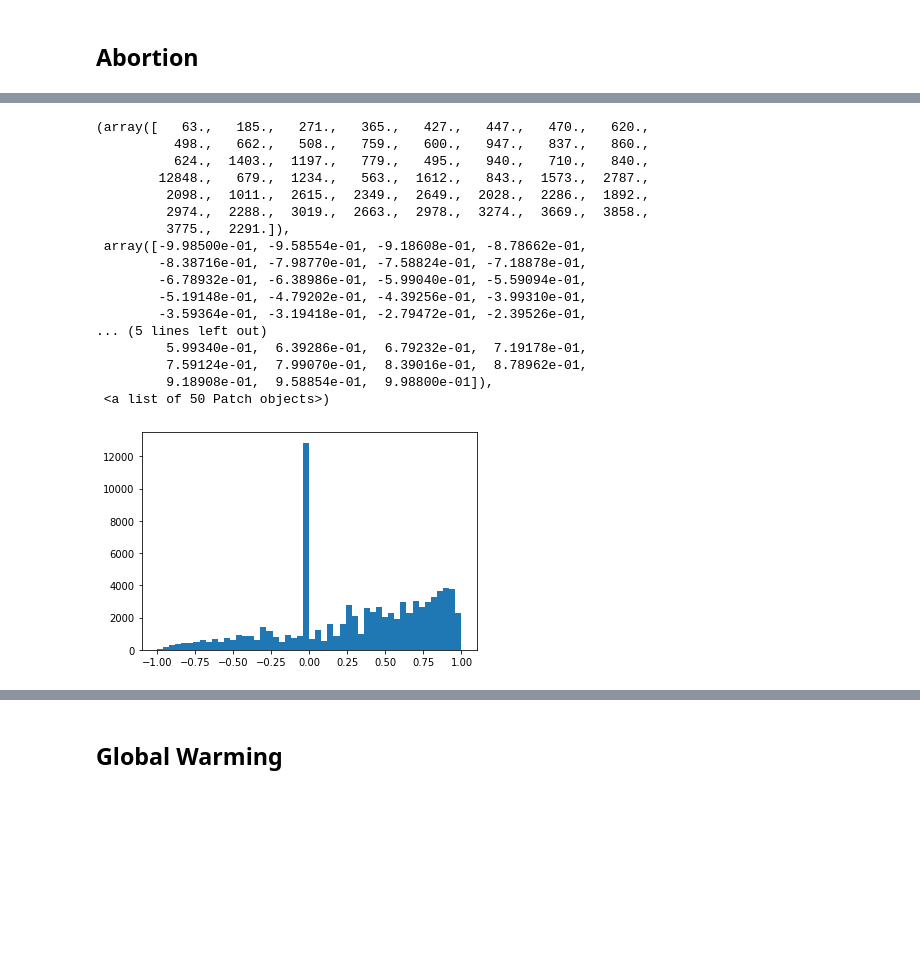
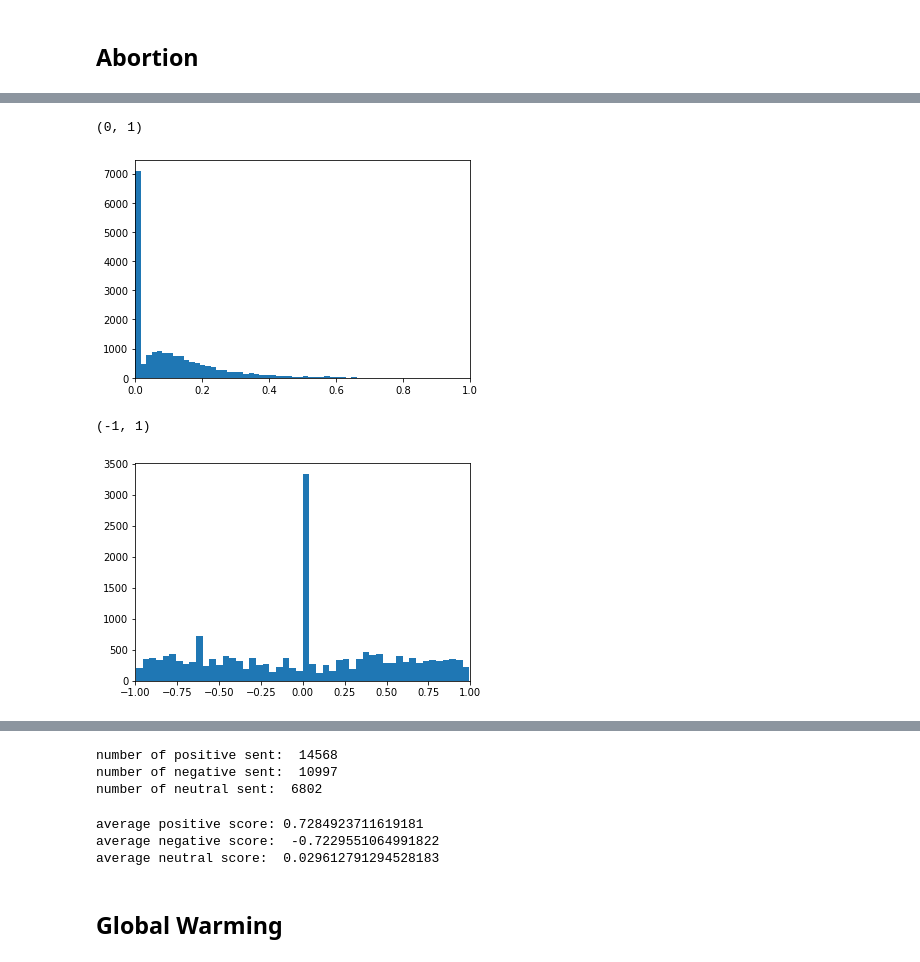
Before and after one commit to epfl-ada/ada-2021-project-272, a Jupyter notebook: Sentiment Analysis.ipynb, the cells around one changed output, grey strips where cells are left out. Drawn from its saved outputs; the diff is of its cells as text; code cells hidden in the pictures; blank space fills up the shorter version.

```diff
--- a/Sentiment Analysis.ipynb
+++ b/Sentiment Analysis.ipynb
@@ -108,25 +74,16 @@ plt.hist(negative_sent, bins = 50)
+# %%
+plt.hist(negative_sent_ab, bins = 50)
+plt.xlim([0,1])
+# %% [output]
+(0, 1)
+[figure, added]
 # %%
 
-plt.hist(total_sent, bins = 50)
+plt.hist(total_sent_ab, bins = 50)
+plt.xlim([-1,1])
 # %% [output]
-(array([   63.,   185.,   271.,   365.,   427.,   447.,   470.,   620.,
-          498.,   662.,   508.,   759.,   600.,   947.,   837.,   860.,
-          624.,  1403.,  1197.,   779.,   495.,   940.,   710.,   840.,
-        12848.,   679.,  1234.,   563.,  1612.,   843.,  1573.,  2787.,
-         2098.,  1011.,  2615.,  2349.,  2649.,  2028.,  2286.,  1892.,
-         2974.,  2288.,  3019.,  2663.,  2978.,  3274.,  3669.,  3858.,
-         3775.,  2291.]),
- array([-9.98500e-01, -9.58554e-01, -9.18608e-01, -8.78662e-01,
-        -8.38716e-01, -7.98770e-01, -7.58824e-01, -7.18878e-01,
-        -6.78932e-01, -6.38986e-01, -5.99040e-01, -5.59094e-01,
-        -5.19148e-01, -4.79202e-01, -4.39256e-01, -3.99310e-01,
-        -3.59364e-01, -3.19418e-01, -2.79472e-01, -2.39526e-01,
-... (5 lines left out)
-         5.99340e-01,  6.39286e-01,  6.79232e-01,  7.19178e-01,
-         7.59124e-01,  7.99070e-01,  8.39016e-01,  8.78962e-01,
-         9.18908e-01,  9.58854e-01,  9.98800e-01]),
- <a list of 50 Patch objects>)
+(-1, 1)
-[figure, old version]
+[figure, new version]
 # %%
 # add sentiment columns
 df_ab['positive scores'] =  positive_sent_ab
@@ -140,6 +97,27 @@ df_ab.head()
 | 2 | 1404392 | 2015-05-13-068629 | We got done and she was standing ... | Dennis Rodman | ['Q201608'] | 2015-05-13 16:50:41 | [['Dennis Rodman', '0.6836'], ['C... | 0.124 | 0.000 | ... |
 | 3 | 1406420 | 2015-01-09-091216 | while African Americans make up j... | None | [] | 2015-01-09 23:38:13 | [['None', '0.9263'], ['Alveda Kin... | 0.000 | 0.000 | ... |
 | 4 | 1409432 | 2015-09-23-016630 | Conservatives worry about the way... | Robert Royal | ['Q7349412', 'Q7349413'] | 2015-09-23 16:35:22 | [['Robert Royal', '0.8235'], ['No... | 0.092 | 0.249 | ... |
+# %%
+# print total number of positive, negative and neutral quotes
+print('number of positive sent: ', sum(np.array(total_sent_ab)>= 0.05))
+print('number of negative sent: ', sum(np.array(total_sent_ab)<= -0.05))
+print('number of neutral sent: ', sum(np.abs(np.array(total_sent_ab))<= 0.05))
+# %% [output]
+number of positive sent:  14568
+number of negative sent:  10997
+number of neutral sent:  6802
+# %%
+# calculate average positive, negative and neutral scores
+mean_pos_ab = df_ab[df_ab['compound scores']>= 0.5]['compound scores'].mean()
+mean_neg_ab =  df_ab[df_ab['compound scores'] <= -0.5]['compound scores'].mean()
+mean_neu_ab =  df_ab[np.abs(df_ab['compound scores']) <= 0.5]['compound scores'].mean()
+print('average positive score:', mean_pos_ab)
+print('average negative score: ', mean_neg_ab)
+print('average neutral score: ', mean_neu_ab)
+# %% [output]
+average positive score: 0.7284923711619181
+average negative score:  -0.7229551064991822
+average neutral score:  0.029612791294528183
 # %% [markdown]
 ## Global Warming
 # %%
```
Also changed, not shown: parts of 24 cells of this notebook, 1 other file.
